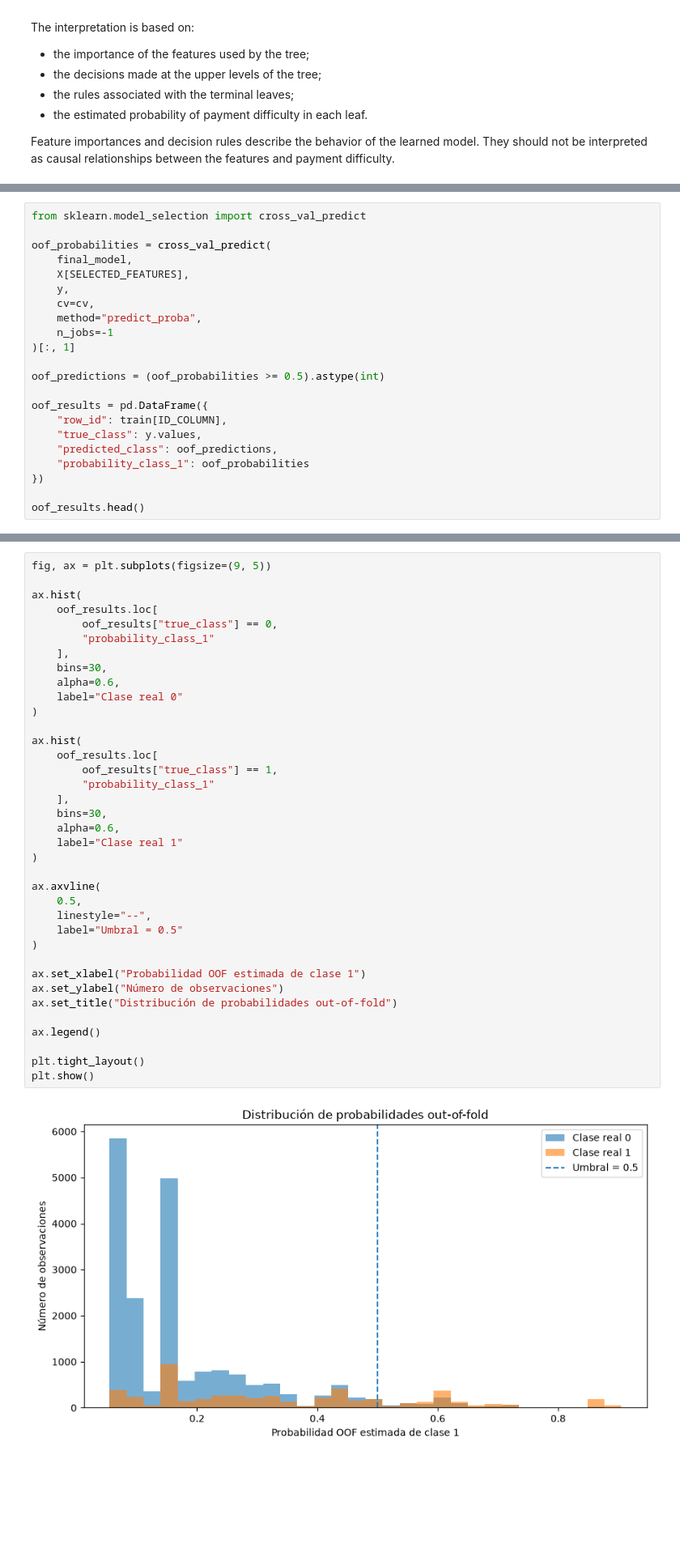
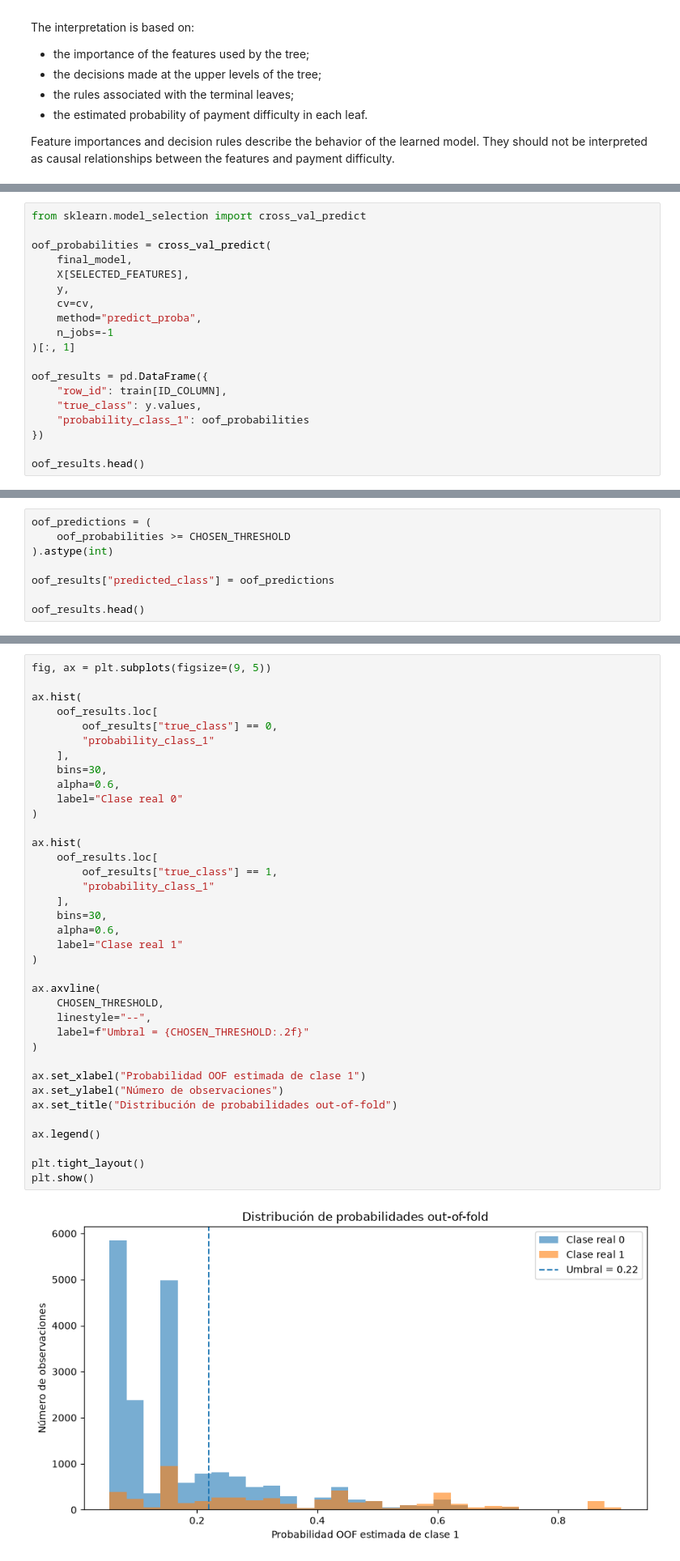
Before and after one commit to germansanchezz/iax-group-3, a Jupyter notebook: notebooks/phase1_decision_tree.ipynb, the cells around one changed output, grey strips where cells are left out. Shown at 81% size. Drawn from its saved outputs; the diff is of its cells as text; blank space fills up the shorter version.

Commit message:
added threshold decision (rn via balanced accuracy)

```diff
--- a/notebooks/phase1_decision_tree.ipynb
+++ b/notebooks/phase1_decision_tree.ipynb
@@ -1776,12 +1769,9 @@ oof_probabilities = cross_val_predict(
     n_jobs=-1
 )[:, 1]
 
-oof_predictions = (oof_probabilities >= 0.5).astype(int)
-
 oof_results = pd.DataFrame({
     "row_id": train[ID_COLUMN],
     "true_class": y.values,
-    "predicted_class": oof_predictions,
     "probability_class_1": oof_probabilities
 })
 
@@ -1795,0 +1916,8 @@ oof_results.head()
+# %%
+oof_predictions = (
+    oof_probabilities >= CHOSEN_THRESHOLD
+).astype(int)
+
+oof_results["predicted_class"] = oof_predictions
+
+oof_results.head()
@@ -1834,36 +1985,36 @@ ax.hist(
         "probability_class_1"
     ],
     bins=30,
     alpha=0.6,
     label="Clase real 0"
 )
 
 ax.hist(
     oof_results.loc[
         oof_results["true_class"] == 1,
         "probability_class_1"
     ],
     bins=30,
     alpha=0.6,
     label="Clase real 1"
 )
 
 ax.axvline(
-    0.5,
+    CHOSEN_THRESHOLD,
     linestyle="--",
-    label="Umbral = 0.5"
+    label=f"Umbral = {CHOSEN_THRESHOLD:.2f}"
 )
 
 ax.set_xlabel("Probabilidad OOF estimada de clase 1")
 ax.set_ylabel("Número de observaciones")
 ax.set_title("Distribución de probabilidades out-of-fold")
 
 ax.legend()
 
 plt.tight_layout()
 plt.show()
 # %% [output]
-[figure, old version]
+[figure, new version]
 # %%
 correct_oof = oof_results[
     oof_results["true_class"]
```
Also changed, not shown: parts of 20 cells of this notebook.
